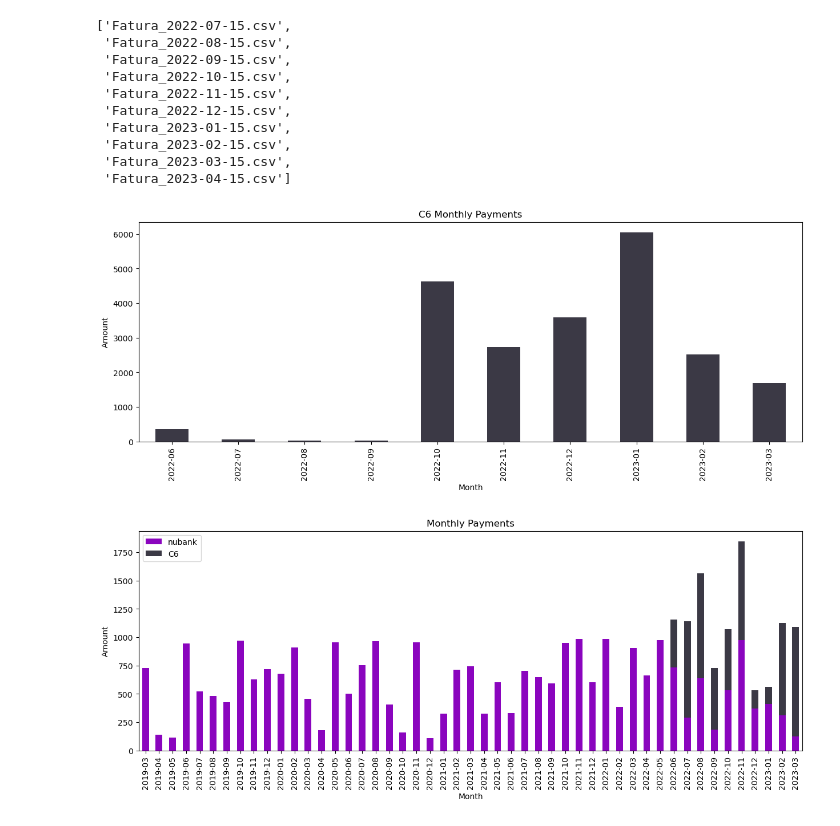
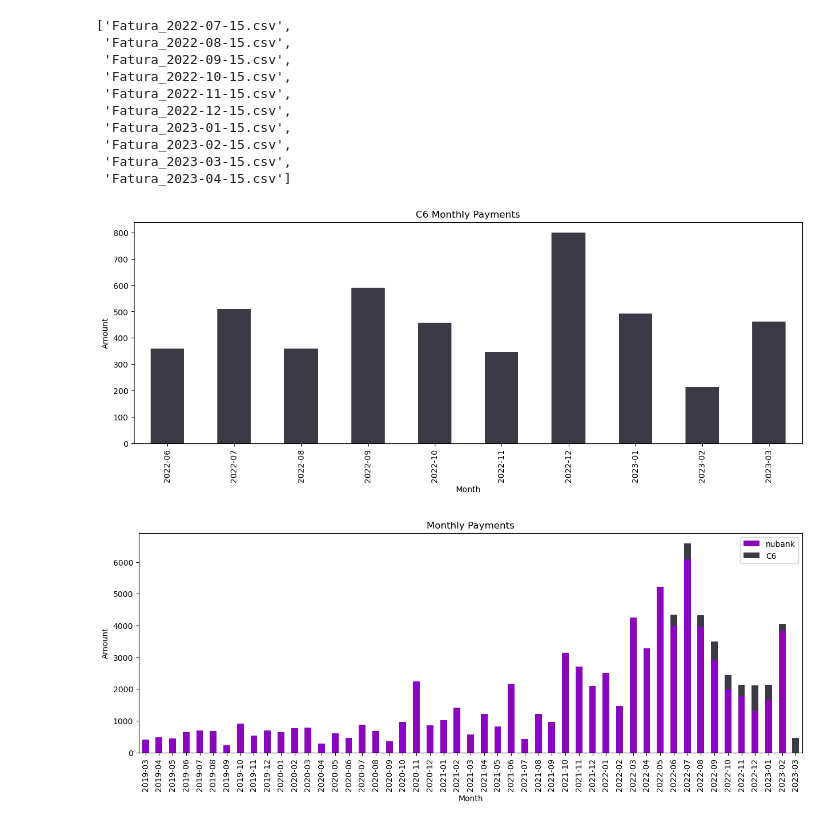
Before and after one commit to GuilherLRO/finance-tools, a Jupyter notebook: credit_card_expenses/credit_cards.ipynb, the cells around one changed output. Saved outputs shown, nothing was run; the diff lists cells and outputs as text; code cells hidden in the pictures.

```diff
--- a/credit_card_expenses/credit_cards.ipynb
+++ b/credit_card_expenses/credit_cards.ipynb
@@ -85,35 +85,35 @@ for file in c6_files:
 # filter payments
 # df_C6[['Valor (em R$)']] = df_C6[['Valor (em R$)']].replace('.', '', regex=True)
 df_C6['Valor (em R$)'] = df_C6['Valor (em R$)'].str.replace('.', '', regex=True)
 df_C6['Valor (em R$)'] = df_C6['Valor (em R$)'].str.replace(',', '.', regex=True)
 df_C6['Valor (em R$)'] = df_C6['Valor (em R$)'].astype(float)
 df_C6.rename(columns={'Valor (em R$)': 'amount'}, inplace=True)
 
 df_C6 = df_C6.query('amount > 0')
 
 df_C6['date'] = pd.to_datetime(df_C6['Data de Compra'], format='%d/%m/%Y')
 # from dd/mm/yyyy to yyyy-mm-dd
 df_C6['date'] = df_C6['date'].dt.strftime('%Y-%m-%d')
 df_C6
 df_C6['reference_month'] = pd.to_datetime(df_C6['date']).dt.to_period('M')
 
 
 df_C6_monthly = df_C6.groupby('reference_month').sum()
 df_C6_monthly.index = df_C6_monthly.index.strftime('%Y-%m')
 df_C6_monthly = df_C6_monthly.sort_values(by='reference_month', ascending=True)[:-1]
 
 # substitute amount by random number in order to anonymize the data
-# df_C6_monthly['amount'] = np.random.randint(100, 1000, df_C6_monthly.shape[0])
+df_C6_monthly['amount'] = np.random.randint(100, 1000, df_C6_monthly.shape[0])
 
 # plot the monthly payments
 plt.figure(figsize=(15, 5))
 df_C6_monthly['amount'].plot(kind='bar',color = '#3b3945')
 plt.title('C6 Monthly Payments')
 plt.xlabel('Month')
 plt.ylabel('Amount')
 plt.show()
 # %% [output]
-[figure, old version]
+[figure, new version]
 # %%
 df_monthly = df_nubank_monthly.merge(df_C6_monthly, left_index=True, right_index=True, how='outer', suffixes=('_nubank', '_C6'))
 # replace NaN values with 0
@@ -128,4 +128,4 @@ plt.xlabel('Month')
 plt.ylabel('Amount')
 plt.show()
 # %% [output]
-[figure, old version]
+[figure, new version]
```
Also changed, not shown: parts of 2 cells of this notebook.
